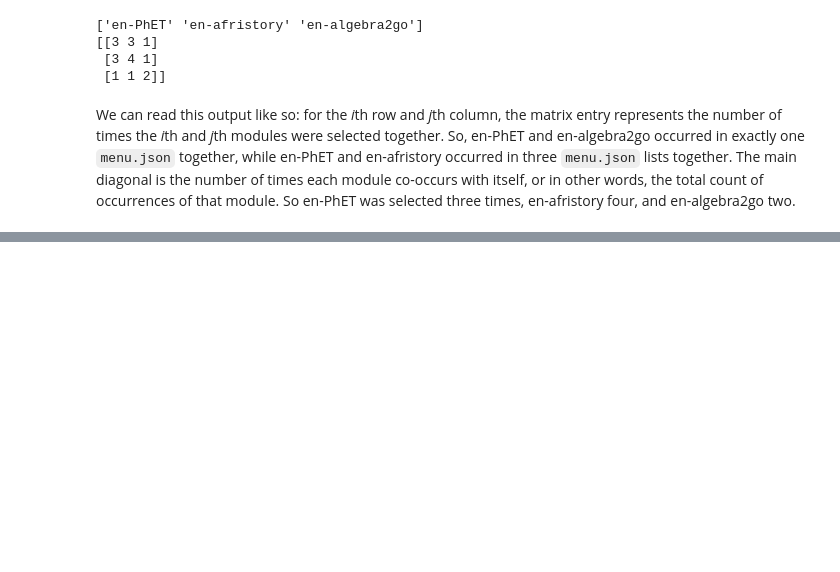
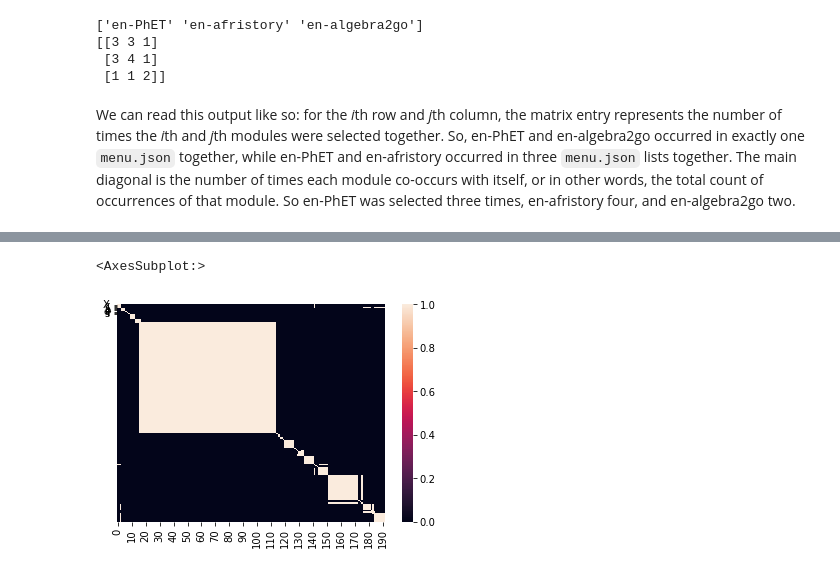
Before and after one commit to cwivagg/iiab_analytics, a Jupyter notebook: notebooks/notebook_early-issues-visualization.ipynb, the cells around one changed output, grey strips where cells are left out. Saved outputs shown, nothing was run; the diff lists cells and outputs as text; code cells hidden in the pictures; blank space fills up the shorter version.

```diff
--- a/notebooks/notebook_early-issues-visualization.ipynb
+++ b/notebooks/notebook_early-issues-visualization.ipynb
@@ -125,0 +195,13 @@ We can read this output like so: for the *i*th row and *j*th column, the matrix
+# %%
+from copy import deepcopy
+from scipy.sparse import csr_matrix
+from scipy.sparse.csgraph import connected_components
+
+thresh = 5
+
+test_hm = deepcopy(distance_matrices[0])
+zs = test_hm > thresh
+os = test_hm <= thresh
+test_hm[zs] = 0
+test_hm[os] = 1
+n_components, labels = connected_components(csgraph=csr_matrix(test_hm), directed=False)
@@ -125,0 +213,6 @@ We can read this output like so: for the *i*th row and *j*th column, the matrix
+# %%
+sns.heatmap(test_hm[row_ix][:,col_ix],xticklabels=10, yticklabels='Xc_labels')
+#plt.savefig("seaborn.png",dpi=10000)
+# %% [output]
+<AxesSubplot:>
+[figure, added]
```
Also changed, not shown: parts of 14 cells of this notebook, 1 other file.
